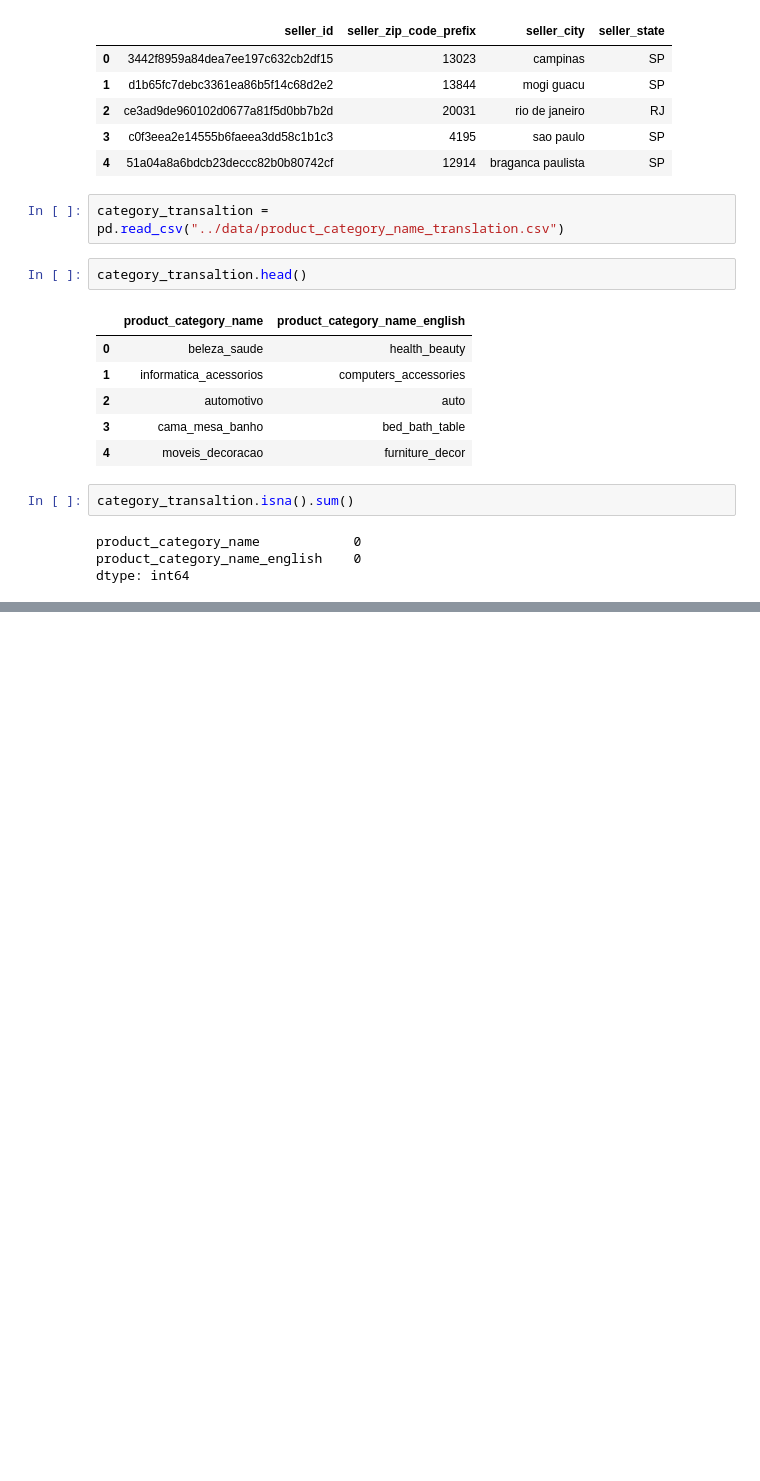
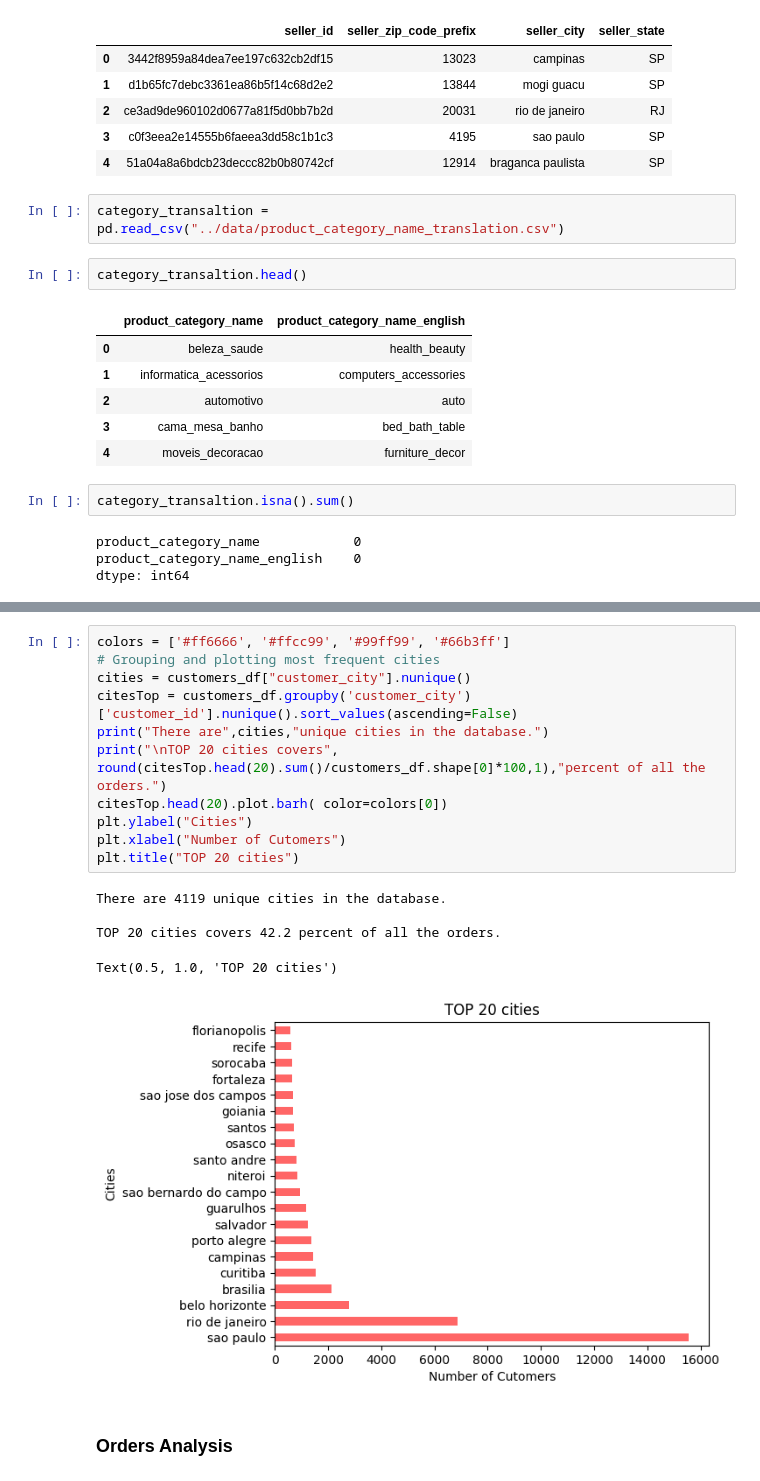
Before and after one commit to ntesh21/bi360-insight, a Jupyter notebook: initial_load/eda.ipynb, the cells around one changed output, grey strips where cells are left out. Drawn from its saved outputs; the diff is of its cells as text; blank space fills up the shorter version.

```diff
--- a/initial_load/eda.ipynb
+++ b/initial_load/eda.ipynb
@@ -172,0 +327,19 @@ dtype: int64
+# %%
+colors = ['#ff6666', '#ffcc99', '#99ff99', '#66b3ff']
+# Grouping and plotting most frequent cities
+cities = customers_df["customer_city"].nunique()
+citesTop = customers_df.groupby('customer_city')['customer_id'].nunique().sort_values(ascending=False)
+print("There are",cities,"unique cities in the database.")
+print("\nTOP 20 cities covers", round(citesTop.head(20).sum()/customers_df.shape[0]*100,1),"percent of all the orders.")
+citesTop.head(20).plot.barh( color=colors[0])
+plt.ylabel("Cities")
+plt.xlabel("Number of Cutomers")
+plt.title("TOP 20 cities")
+# %% [output]
+There are 4119 unique cities in the database.
+
+TOP 20 cities covers 42.2 percent of all the orders.
+Text(0.5, 1.0, 'TOP 20 cities')
+[figure, added]
+# %% [markdown]
+### Orders Analysis
```
Also changed, not shown: parts of 35 cells of this notebook, 17 other files.
